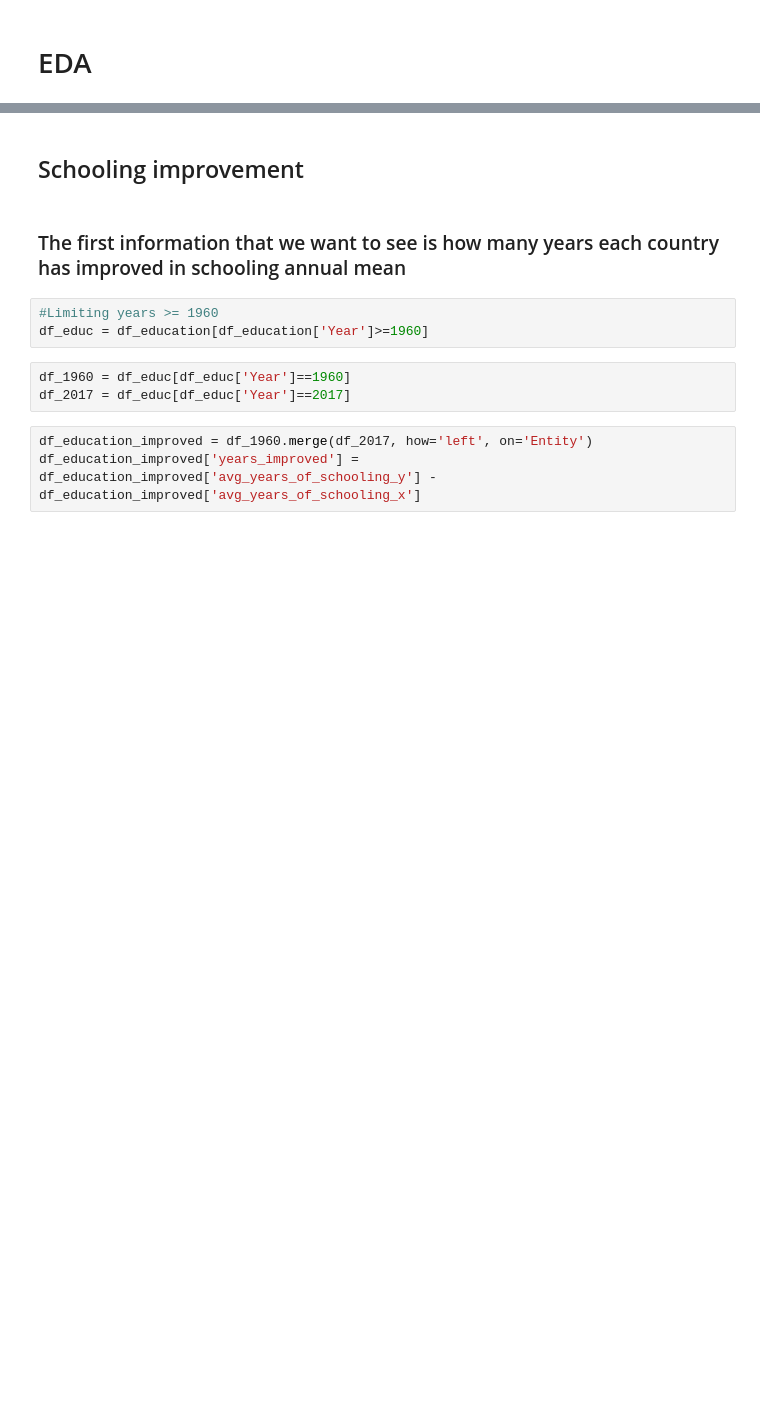
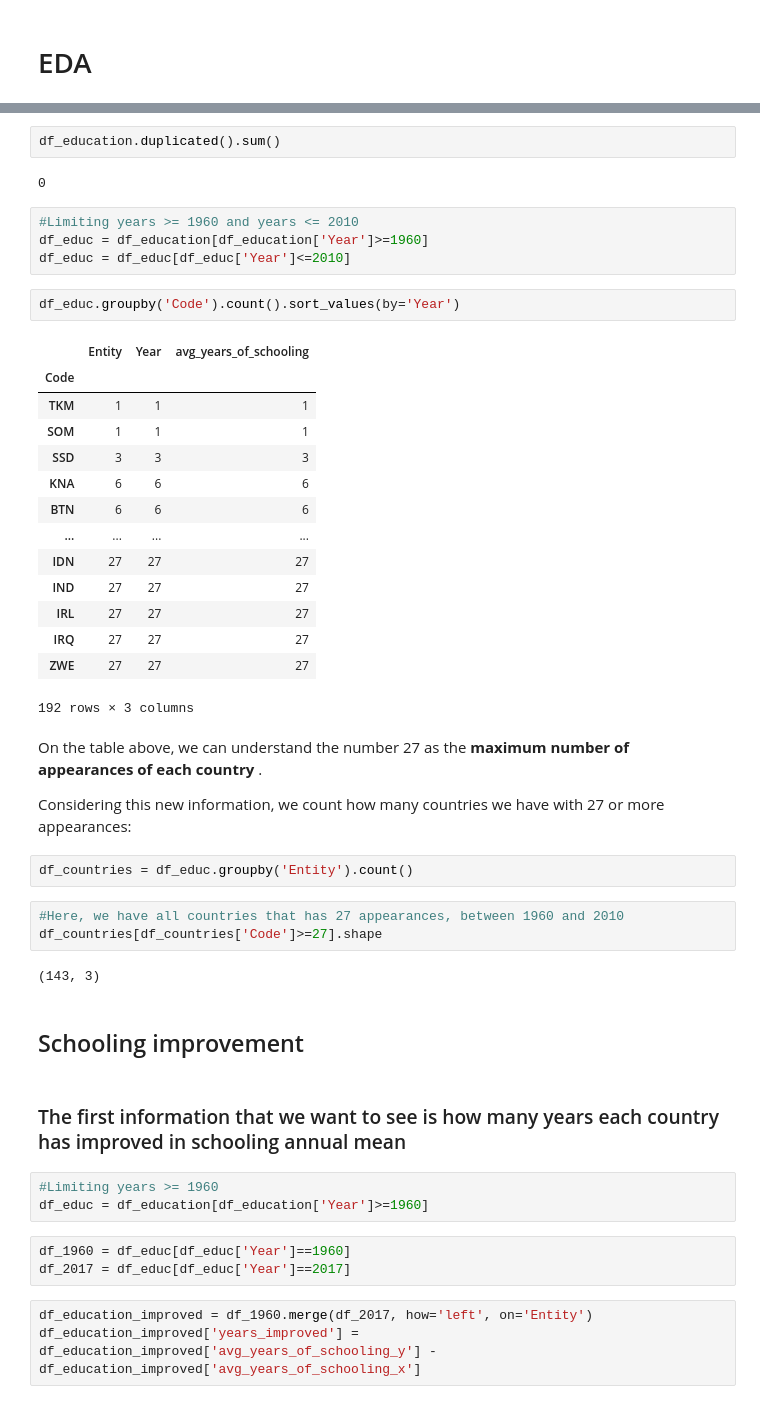
Before and after one commit to atifumacaxi/Fertility_and_Schooling, a Jupyter notebook: dea.ipynb, the cells around one changed output, grey strips where cells are left out. Saved outputs shown, nothing was run; the diff lists cells and outputs as text; blank space fills up the shorter version.

```diff
--- a/dea.ipynb
+++ b/dea.ipynb
@@ -34,3 +37,39 @@ df_fertility.head()
+# %%
+df_education.duplicated().sum()
+# %% [output]
+0
+# %%
+#Limiting years >= 1960 and years <= 2010
+df_educ = df_education[df_education['Year']>=1960]
+df_educ = df_educ[df_educ['Year']<=2010]
+# %%
+df_educ.groupby('Code').count().sort_values(by='Year')
+# %% [output]
+|  | Entity | Year | avg_years_of_schooling |
+| Code |  |  |  |
+| TKM | 1 | 1 | 1 |
+| SOM | 1 | 1 | 1 |
+| SSD | 3 | 3 | 3 |
+| KNA | 6 | 6 | 6 |
+| BTN | 6 | 6 | 6 |
+| ... | ... | ... | ... |
+| IDN | 27 | 27 | 27 |
+| IND | 27 | 27 | 27 |
+| IRL | 27 | 27 | 27 |
+| IRQ | 27 | 27 | 27 |
+| ZWE | 27 | 27 | 27 |
+192 rows × 3 columns
+# %% [markdown]
+On the table above, we can understand the number 27 as the <b> maximum number of appearances of each country </b>.
+
+Considering this new information, we count how many countries we have with 27 or more appearances:
+# %%
+df_countries = df_educ.groupby('Entity').count()
+# %%
+#Here, we have all countries that has 27 appearances, between 1960 and 2010
+df_countries[df_countries['Code']>=27].shape
+# %% [output]
+(143, 3)
 # %% [markdown]
 ## Schooling improvement
 # %% [markdown]
```
Also changed, not shown: parts of 49 cells of this notebook.
